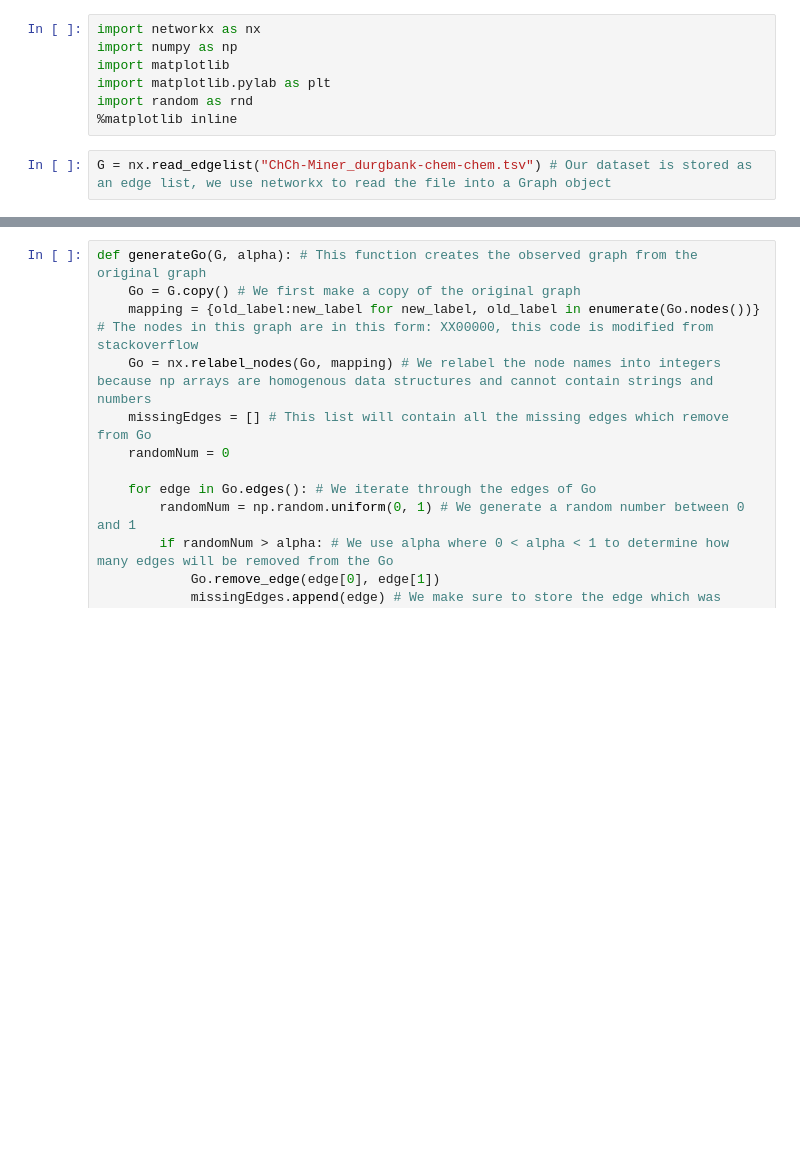
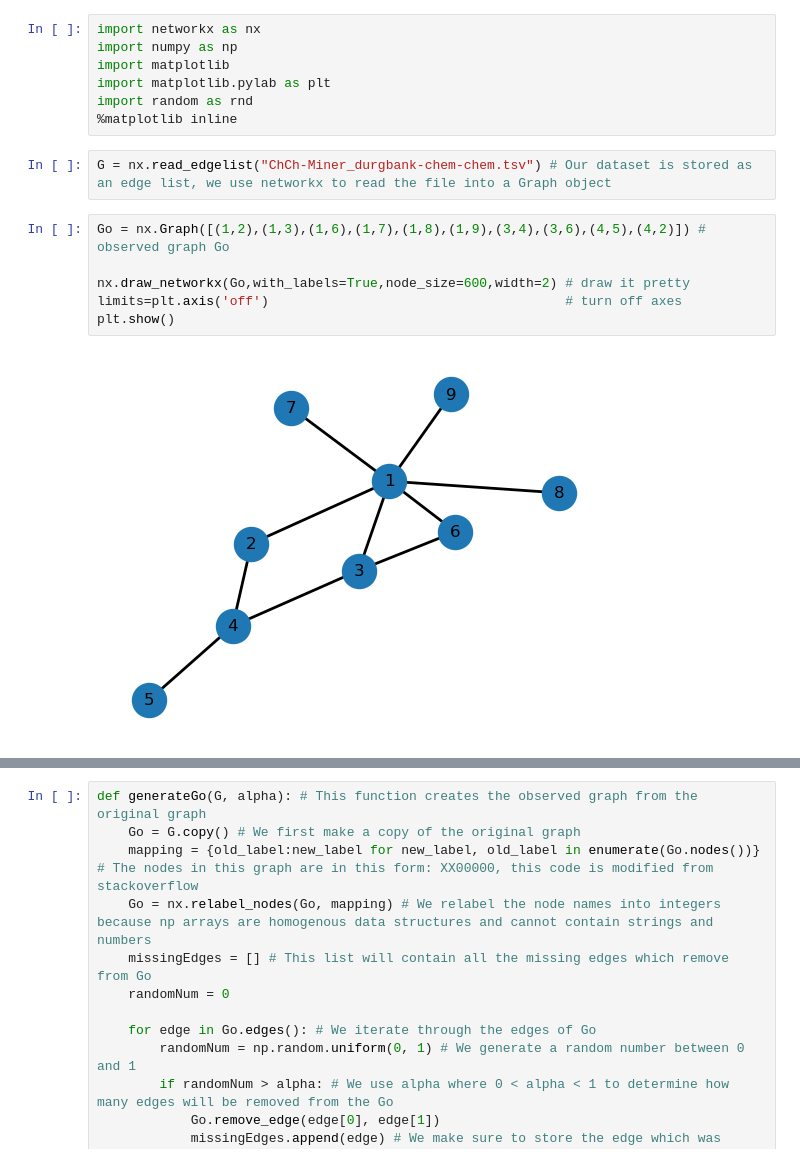
Before and after one commit to haha5751/LinkPrediction, a Jupyter notebook: Project.ipynb, the cells around one changed output, grey strips where cells are left out. Saved outputs shown, nothing was run; the diff lists cells and outputs as text; blank space fills up the shorter version.

```diff
--- a/Project.ipynb
+++ b/Project.ipynb
@@ -7,3 +7,11 @@ import random as rnd
 %matplotlib inline
 # %%
 G = nx.read_edgelist("ChCh-Miner_durgbank-chem-chem.tsv") # Our dataset is stored as an edge list, we use networkx to read the file into a Graph object
+# %%
+Go = nx.Graph([(1,2),(1,3),(1,6),(1,7),(1,8),(1,9),(3,4),(3,6),(4,5),(4,2)]) # observed graph Go
+
+nx.draw_networkx(Go,with_labels=True,node_size=600,width=2) # draw it pretty
+limits=plt.axis('off')                                      # turn off axes
+plt.show()
+# %% [output]
+[figure, added]
```
Also changed, not shown: parts of 7 cells of this notebook.
